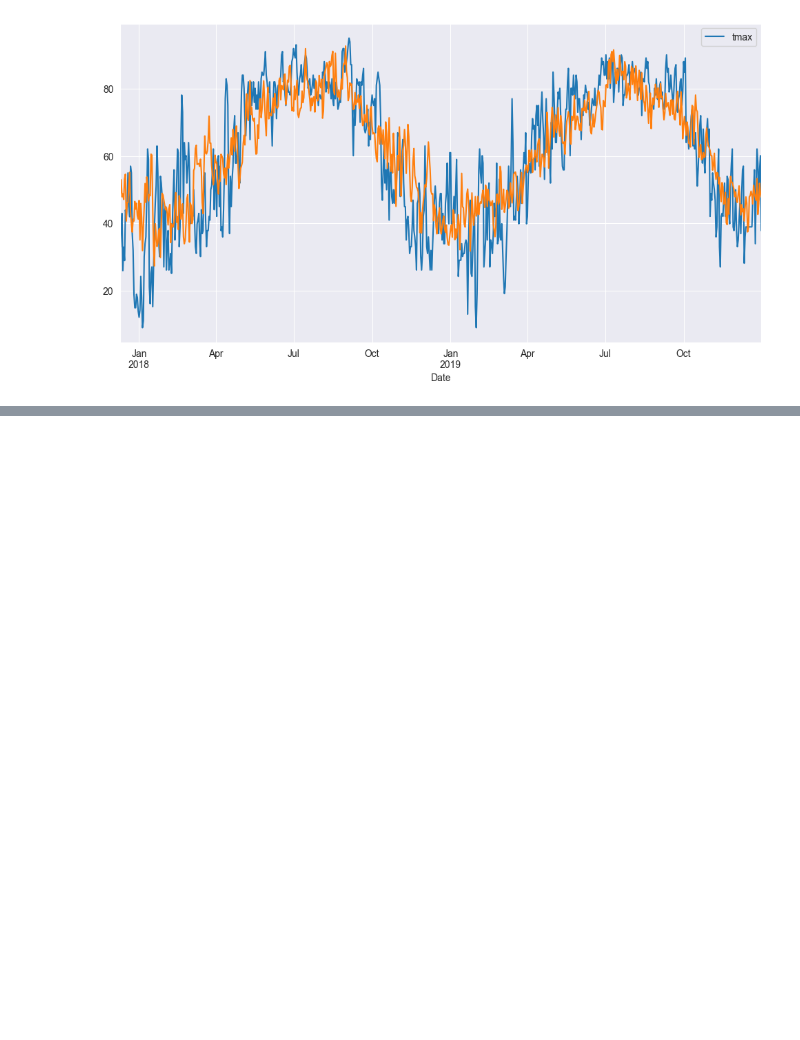
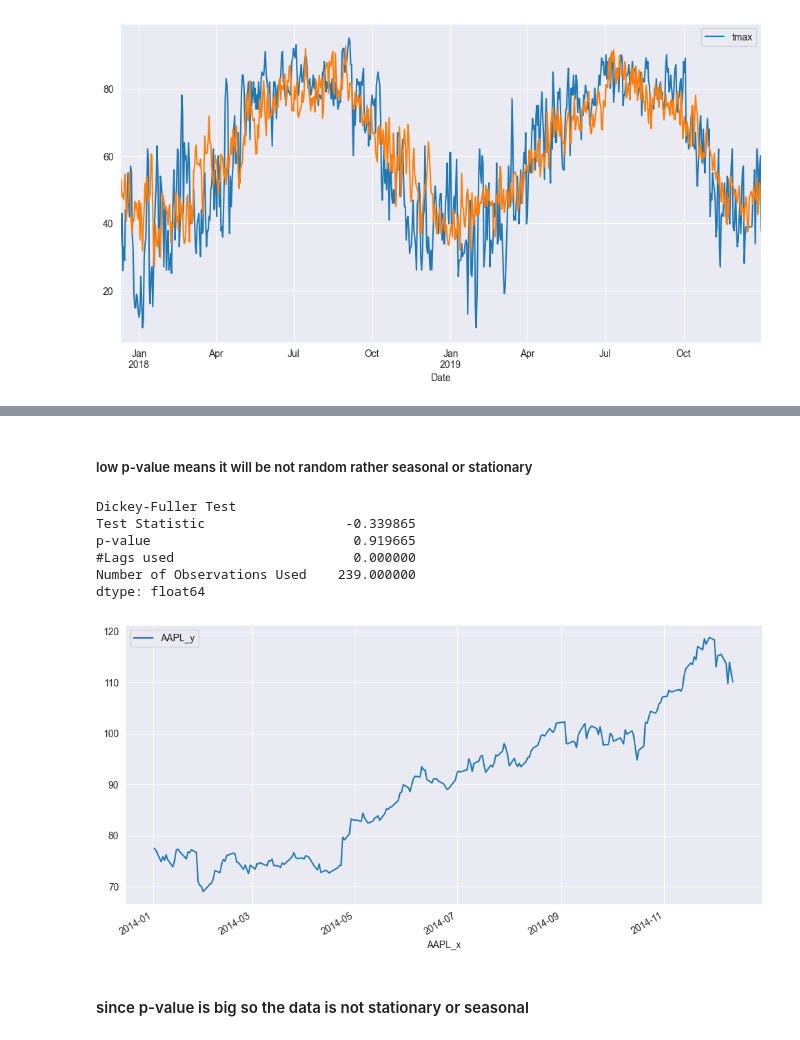
Before and after one commit to SMARIFUL1/Time-Series-Analysis, a Jupyter notebook: Forecasting with ARIMA.ipynb, the cells around one changed output, grey strips where cells are left out. Cells and saved outputs as stored; diff of their text form; code cells hidden in the pictures; blank space fills up the shorter version.

```diff
--- a/Forecasting with ARIMA.ipynb
+++ b/Forecasting with ARIMA.ipynb
@@ -85,0 +116,16 @@ ax = prediction.plot(ax=ax)
+# %% [markdown]
+##### low p-value means it will be not random rather seasonal or stationary
+# %%
+app_df = pd.read_csv('data/appl.csv', index_col='AAPL_x', parse_dates=True)
+app_df.plot()
+adf_test(app_df)
+# %% [output]
+Dickey-Fuller Test
+Test Statistic                  -0.339865
+p-value                          0.919665
+#Lags used                       0.000000
+Number of Observations Used    239.000000
+dtype: float64
+[figure, added]
+# %% [markdown]
+#### since p-value is big so the data is not stationary or seasonal
```
Also changed, not shown: parts of 2 cells of this notebook.
